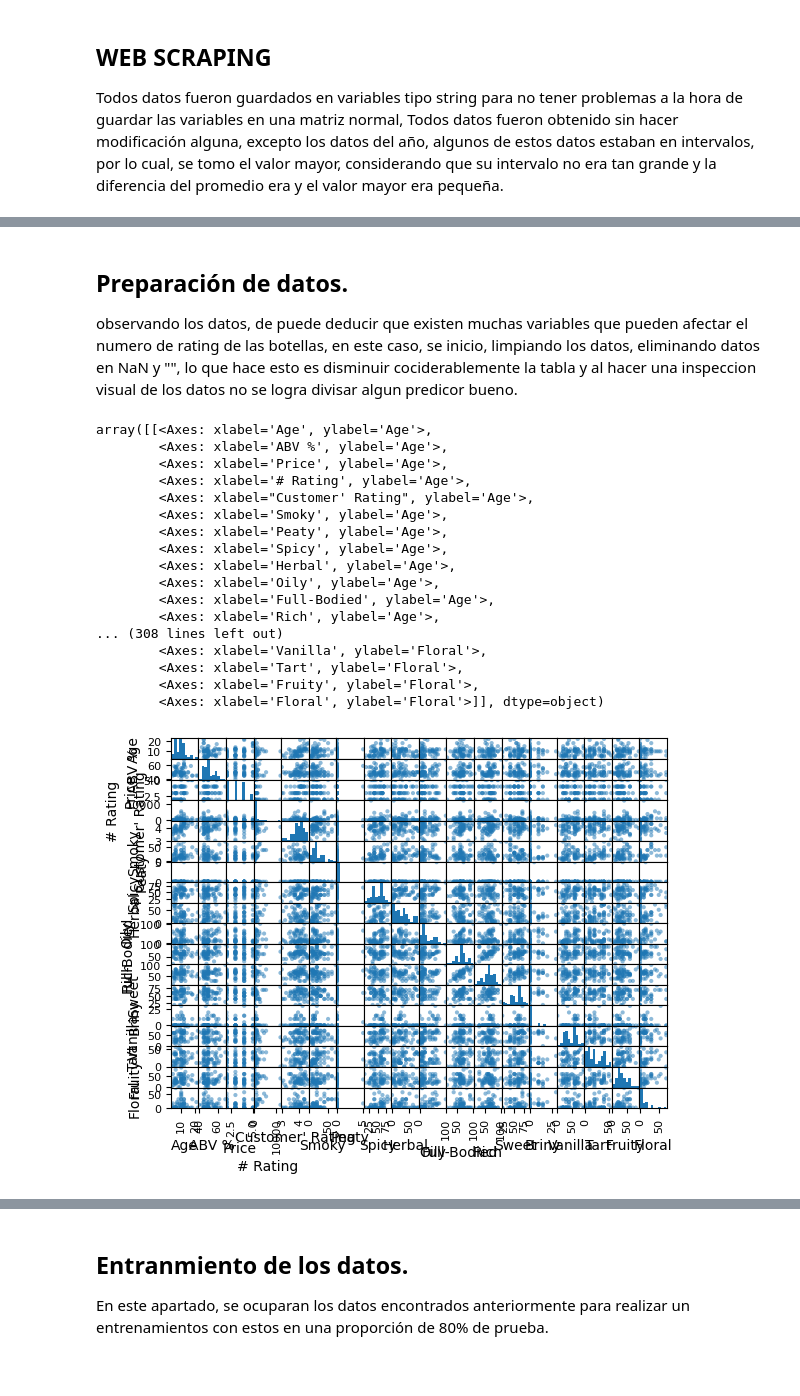
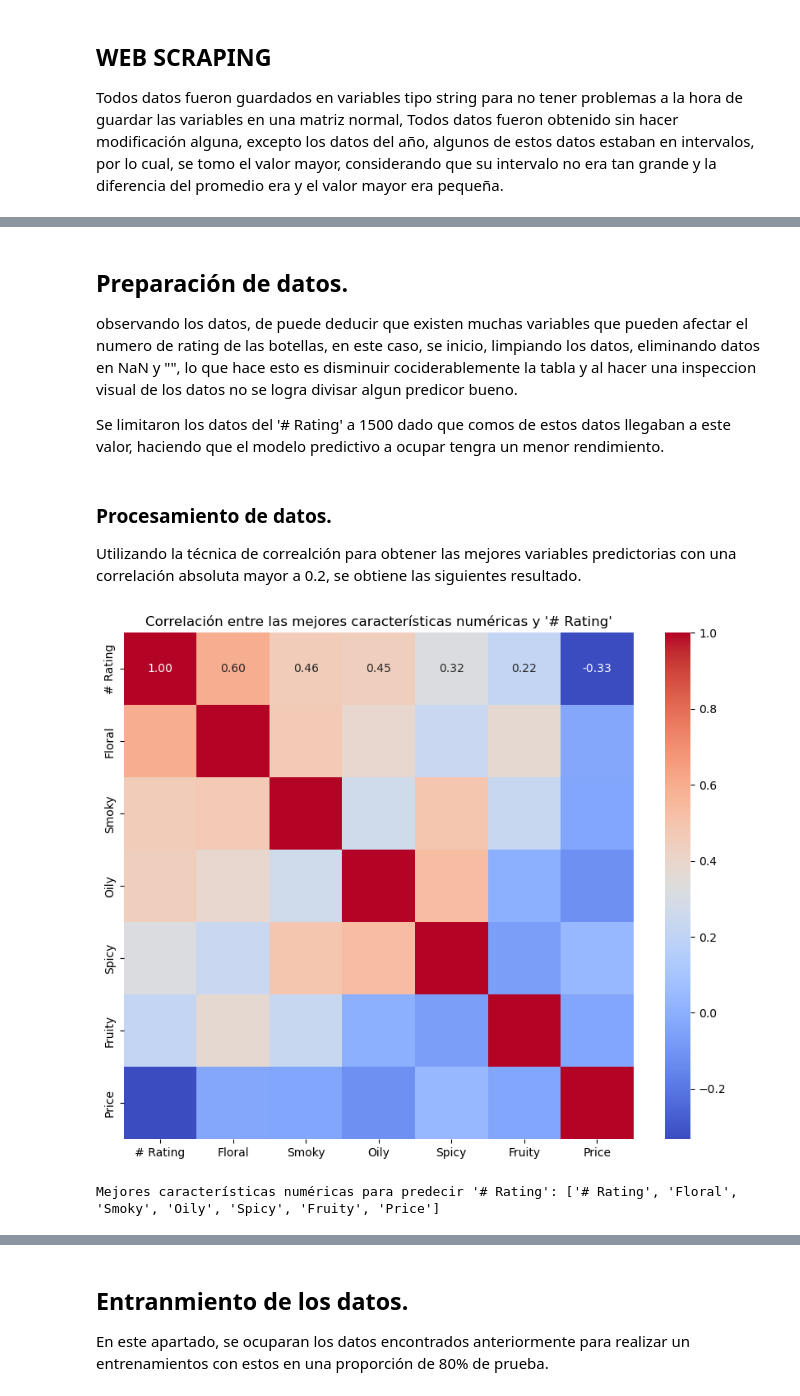
Before and after one commit to Pancho-UwU/data-ciencia-, a Jupyter notebook: Taller_1.ipynb, the cells around one changed output, grey strips where cells are left out. Cells and saved outputs as stored; diff of their text form; code cells hidden in the pictures.

Commit message:
Terminado entre comillas

```diff
--- a/Taller_1.ipynb
+++ b/Taller_1.ipynb
@@ -390,6 +375,8 @@ Fin
 # %% [markdown]
 ## Preparación de datos.
 observando los datos, de puede deducir que existen muchas variables que pueden afectar el numero de rating de las botellas, en este caso, se inicio, limpiando los datos, eliminando datos en NaN y "", lo que hace esto es disminuir cociderablemente la tabla y al hacer una inspeccion visual de los datos no se logra divisar algun predicor bueno.
+
+Se limitaron los datos del '# Rating' a 1500 dado que comos de estos datos llegaban a este valor, haciendo que el modelo predictivo a ocupar tengra un menor rendimiento.
 # %%
 df = pd.DataFrame(datos_1[1:],columns=datos_1[0])
 
@@ -442,25 +429,25 @@ df['Fruity'] = df['Fruity'].astype('float')
 df['Floral'] = df['Floral'].astype('float')
 df['ABV %'] = df['ABV %'].astype('float')
 df['Sweet'] = df['Sweet'].astype('float')
-
-pd.plotting.scatter_matrix(df)
+df['# Rating'] = df['# Rating'].apply(lambda x: min(x, 1500))
+df['Floral'] = df['Floral'].apply(lambda x: min(x, 1500))
+df['Smoky'] = df['Smoky'].apply(lambda x: min(x, 1500))
-# %% [output]
-array([[<Axes: xlabel='Age', ylabel='Age'>,
-        <Axes: xlabel='ABV %', ylabel='Age'>,
-        <Axes: xlabel='Price', ylabel='Age'>,
-        <Axes: xlabel='# Rating', ylabel='Age'>,
-        <Axes: xlabel="Customer' Rating", ylabel='Age'>,
-        <Axes: xlabel='Smoky', ylabel='Age'>,
-        <Axes: xlabel='Peaty', ylabel='Age'>,
-        <Axes: xlabel='Spicy', ylabel='Age'>,
-        <Axes: xlabel='Herbal', ylabel='Age'>,
-        <Axes: xlabel='Oily', ylabel='Age'>,
-        <Axes: xlabel='Full-Bodied', ylabel='Age'>,
-        <Axes: xlabel='Rich', ylabel='Age'>,
-... (308 lines left out)
-        <Axes: xlabel='Vanilla', ylabel='Floral'>,
-        <Axes: xlabel='Tart', ylabel='Floral'>,
-        <Axes: xlabel='Fruity', ylabel='Floral'>,
-        <Axes: xlabel='Floral', ylabel='Floral'>]], dtype=object)
-[figure, removed]
+# %% [markdown]
+### Procesamiento de datos.
+
+Utilizando la técnica de correalción para obtener las mejores variables predictorias con una correlación absoluta mayor a 0.2, se obtiene las siguientes resultado.
+# %%
+numeric_columns= df.select_dtypes(include=np.number)
+correlation_matrix = numeric_columns.corr()
+correlation_with_target = correlation_matrix['# Rating'].sort_values(ascending=False)
+top_features = correlation_with_target[abs(correlation_with_target) > 0.2].index.tolist()
+
+plt.figure(figsize=(10, 8))
+sns.heatmap(numeric_columns[top_features].corr(), annot=True, cmap='coolwarm', fmt=".2f")
+plt.title("Correlación entre las mejores características numéricas y '# Rating'")
+plt.show()
+print("Mejores características numéricas para predecir '# Rating':", top_features)
+# %% [output]
+[figure, added]
+Mejores características numéricas para predecir '# Rating': ['# Rating', 'Floral', 'Smoky', 'Oily', 'Spicy', 'Fruity', 'Price']
 # %% [markdown]
```
Also changed, not shown: parts of 42 cells of this notebook.
